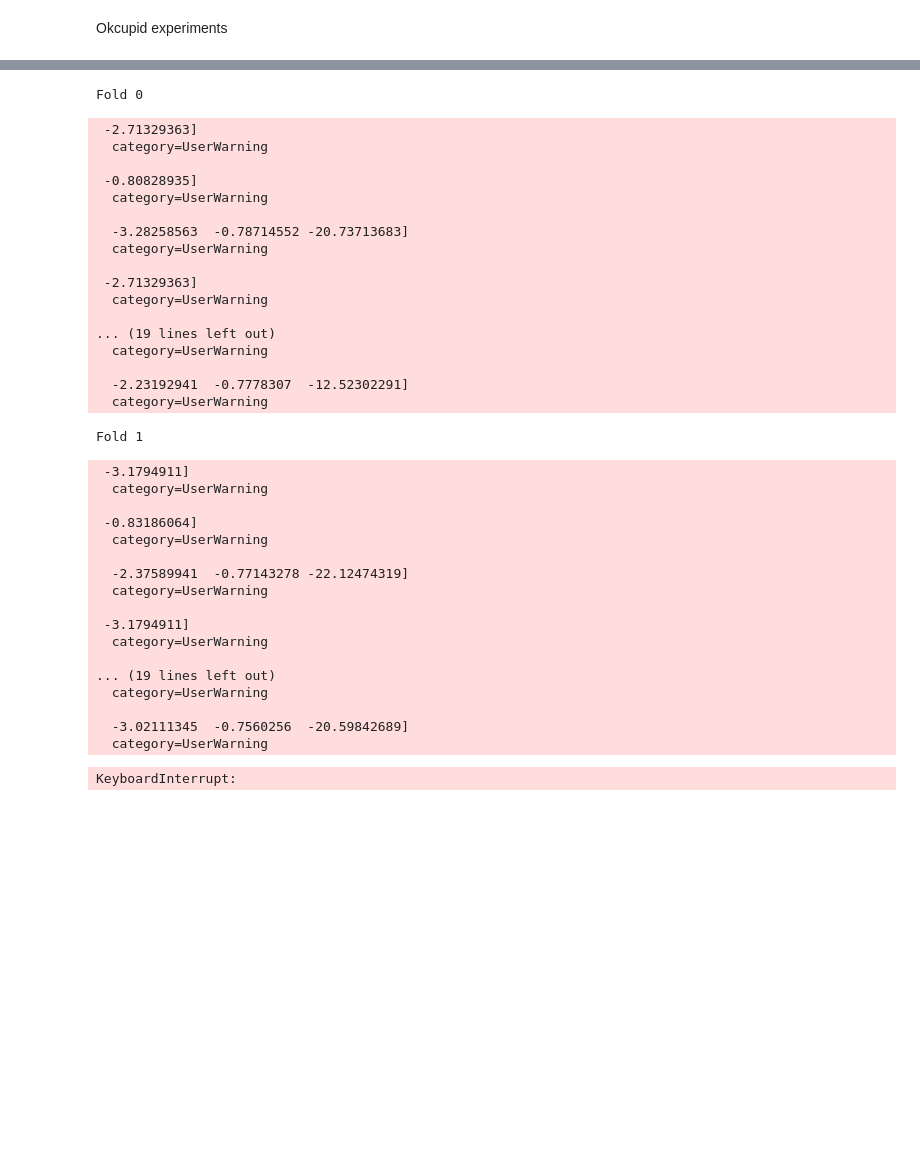
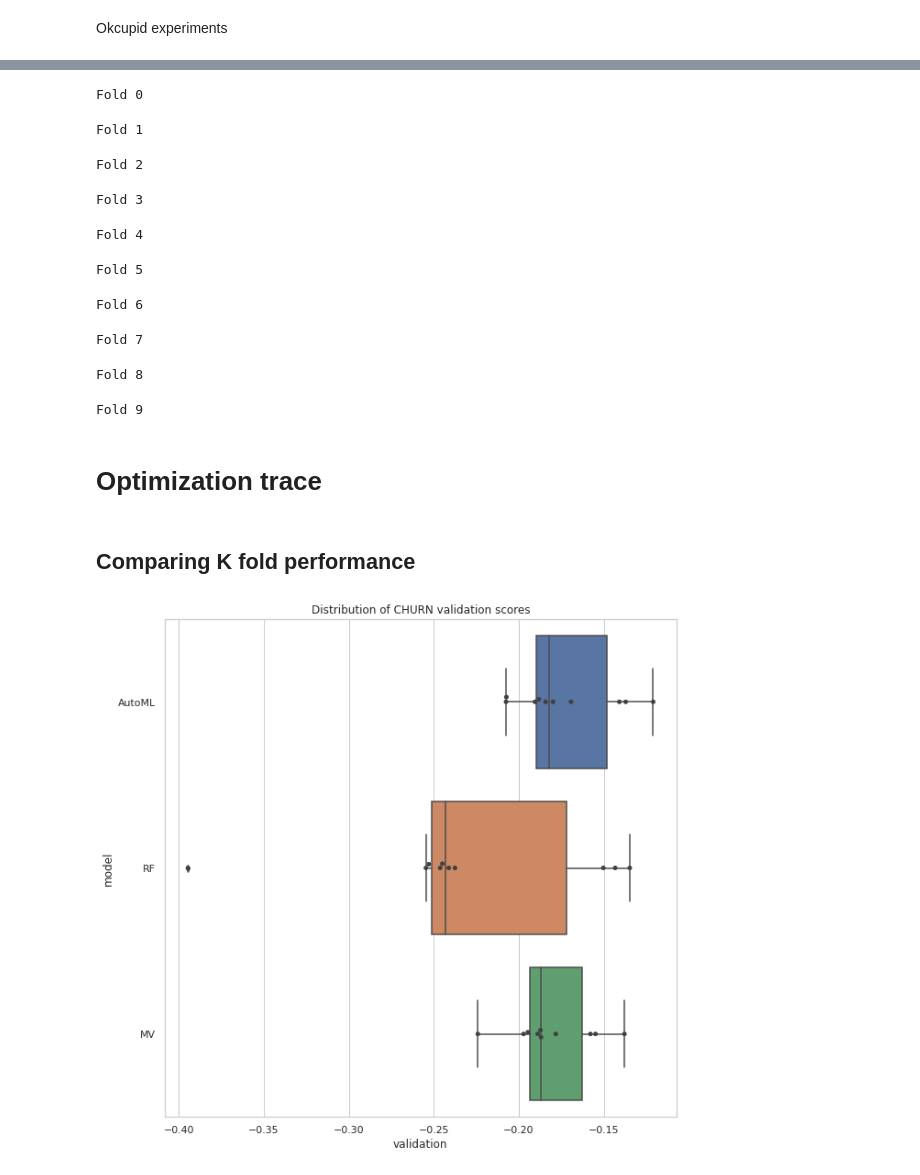
Before and after one commit to rolayoalarcon/OlayoAlarcon_automl_ws21, a Jupyter notebook: experiments.ipynb, the cells around one changed output, grey strips where cells are left out. Drawn from its saved outputs; the diff is of its cells as text; code cells hidden in the pictures; blank space fills up the shorter version.

```diff
--- a/experiments.ipynb
+++ b/experiments.ipynb
@@ -51,30 +75,32 @@ X_churn = churn_df.drop(columns="class")
 y_churn = np.reshape(churn_df["class"].values, X_churn.shape[0])
 
 # Experiment parameters
-kfolds = 5
+kfolds = 10
 scorer = "neg_log_loss"
 ncores = 50
 random_state = 42
 
 # AutoML params
-automl_dict = {"classification_algorithms": ["EL", "RF", "GB"],
+automl_dict = {"classification_algorithms": ["EL", "RF", "GB", "HGB", "EL"],
                "numerical_strategies": ["SSE", "MMS"],
                "categorical_strategies": ["OHE", "SUM"],
                "test_fraction": 0.1,
                "cv_folds": 4,
+               "dim_reduction": ["FAMD"],
+               "n_dims": 20,
                "random_state": random_state,
-               "num_iterations": 1,
-               "fidelity_parameter": 3,
+               "n_searches": 4,
+               "fidelity_parameter": 2,
                "n_jobs": ncores,
                "loss_function": scorer,
-               "optimizer_strategy": "hyperband"}
+               "optimizer_strategy": "my_hyperband"}
 
 # Voters
 voter_clfs = [RandomForestClassifier(random_state=random_state),
               DecisionTreeClassifier(random_state=random_state),
               GradientBoostingClassifier(random_state=random_state)]
 # %%
-churn_experiment, churn_automl = kfold_experiments(X_churn, y_churn, kfolds, scorer, automl_dict, voter_clfs,
+churn_experiment, churn_automl, churn_internal = kfold_experiments(X_churn, y_churn, kfolds, scorer, automl_dict, voter_clfs,
                                                   n_cores=ncores, random_state=42)
 # %% [output]
 Fold 0
@@ -218,44 +149,17 @@ voter_clfs = [RandomForestClassifier(random_state=random_state),
               DecisionTreeClassifier(random_state=random_state),
               GradientBoostingClassifier(random_state=random_state)]
 # %%
-cupid_experiment, cupid_automl = kfold_experiments(X_cupid, y_cupid, kfolds, scorer, automl_dict, voter_clfs,
-                                                  n_cores=ncores, random_state=42)
+cupid_experiment, cupid_automl, cupid_interal = kfold_experiments(X_cupid, y_cupid, kfolds, scorer, automl_dict, voter_clfs,
+                                                  n_cores=ncores, random_state=42, use_processor=True)
 # %% [output]
 Fold 0
- -2.71329363]
-  category=UserWarning
-
- -0.80828935]
-  category=UserWarning
-
-  -3.28258563  -0.78714552 -20.73713683]
-  category=UserWarning
-
- -2.71329363]
-  category=UserWarning
-
-... (19 lines left out)
-  category=UserWarning
-
-  -2.23192941  -0.7778307  -12.52302291]
-  category=UserWarning
+Fold 1
-Fold 1
+Fold 2
- -3.1794911]
-  category=UserWarning
-
- -0.83186064]
-  category=UserWarning
-
-  -2.37589941  -0.77143278 -22.12474319]
-  category=UserWarning
-
- -3.1794911]
-  category=UserWarning
-
-... (19 lines left out)
-  category=UserWarning
-
-  -3.02111345  -0.7560256  -20.59842689]
-  category=UserWarning
+Fold 3
-KeyboardInterrupt:
+Fold 4
+Fold 5
+Fold 6
+Fold 7
+Fold 8
+Fold 9
 # %%
@@ -263,0 +168,14 @@ cupid_automl.to_csv("data/cupid_experiment.tsv.gz", sep='\t')
+# %% [markdown]
+# Optimization trace
+# %% [markdown]
+## Comparing K fold performance
+# %%
+plt.figure(figsize=(10,10))
+sns.set_theme(style="whitegrid")
+# plot boxplot
+bp = sns.boxplot(x=f"{scorer}", y="model", data=churn_experiment)
+bp = sns.swarmplot(x=f"{scorer}", y="model", data=churn_experiment, color=".25")
+plt.title("Distribution of CHURN validation scores")
+bp.get_figure().savefig("output/churn_results/base_boxplot.pdf", bbox_inches='tight')
+# %% [output]
+[figure, added]
```
Also changed, not shown: parts of 41 cells of this notebook, 28 other files.
